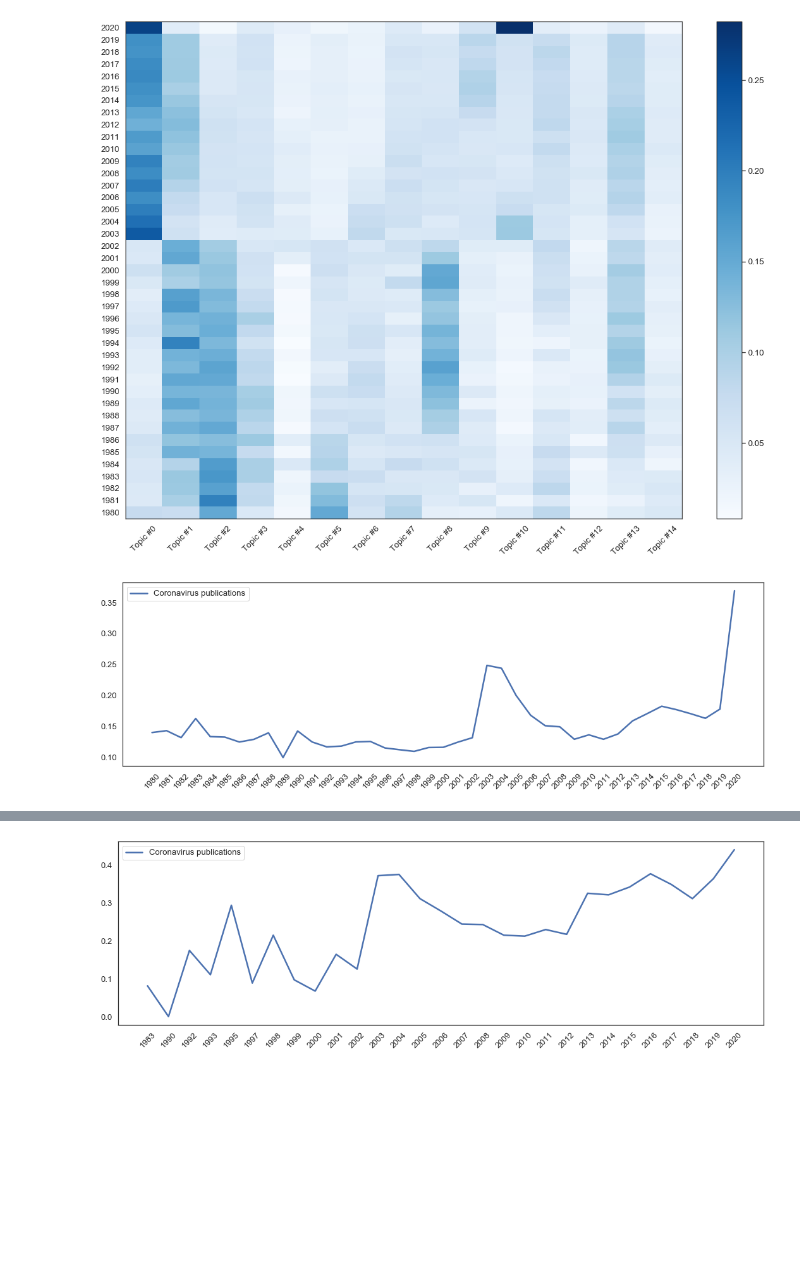
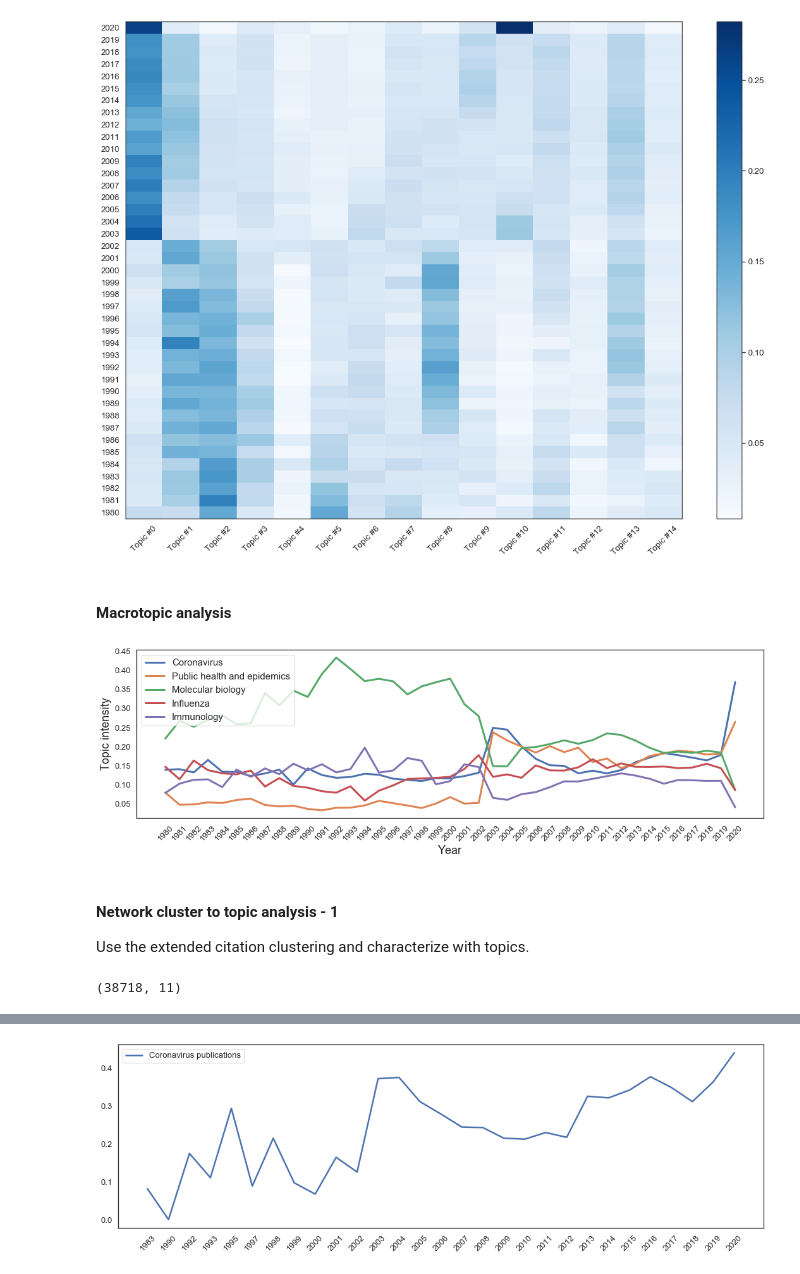
Before and after one commit to CWTSLeiden/cwts_covid, a Jupyter notebook: Notebook_CORD-19_2_text_analysis.ipynb, the cells around one changed output, grey strips where cells are left out. Saved outputs shown, nothing was run; the diff lists cells and outputs as text; code cells hidden in the pictures; blank space fills up the shorter version.

Commit message:
wrapped 3 notebooks for paper, still have to add README and auxiliary datasets (e.g., network clustering)

```diff
--- a/Notebook_CORD-19_2_text_analysis.ipynb
+++ b/Notebook_CORD-19_2_text_analysis.ipynb
@@ -270,20 +271,40 @@ plt.tight_layout()  # fixes margins
 plt.show()
 # %% [output]
 [figure]
+# %% [markdown]
+#### Macrotopic analysis
+# %%
+# define macro topics
+
+topic_labels = {
+    "Coronavirus": [6,9,10],
+    "Public health and epidemics": [0],
+    "Molecular biology": [2,8,13],
+    "Influenza": [4,11,14],
+    "Immunology": [1],
+    "Rotavirus": [5],
+    "Antivirals": [12],
+    "Clinical trials": [3],
+    "Testing and diagnosing": [7]
+}
 # %%
-# get number of papers per topic over time
+# get number of papers per macro topic over time
 
-which_topic = [6,9,10]
-is_selected_topic = [0 for _ in range(len(docs))]
+is_selected_topic = {t:[0 for _ in range(len(docs))] for t in topic_labels.keys()}
+topic_to_label = dict()
+for k,v in topic_labels.items():
+    for vv in v:
+        topic_to_label[vv] = k
 for d in range(len(docs)):
     d_topics = model.get_document_topics(corpus[d])
     for x in d_topics:
-        if x[0] in which_topic:
-            is_selected_topic[d] += x[1]
+        is_selected_topic[topic_to_label[x[0]]][d] += x[1]
 # %%
 # plot trends
 
-df_topic_intensity = pd.DataFrame.from_dict({"year":publication_years,"is_topic":is_selected_topic,"doi":dois})
+df_topic_intensity = pd.DataFrame.from_dict(is_selected_topic)
+df_topic_intensity["year"] = publication_years
+df_topic_intensity["doi"] = dois
 # %%
 from_which_year = 1980
 
@@ -292,10 +313,17 @@ df_grouped_ti = grouped_ti.aggregate(np.mean)
 df_grouped_ti = df_grouped_ti[df_grouped_ti.index >= from_which_year]
 # %%
 fig = plt.figure(figsize=(15, 5))
-plt.plot(df_grouped_ti.is_topic.values, label="Coronavirus publications")
+for k in ["Coronavirus","Public health and epidemics","Molecular biology","Influenza","Immunology"]:
+    plt.plot(df_grouped_ti[k].values, label="%s"%k, linewidth=3)
 plt.xticks(np.arange(df_grouped_ti.shape[0]), [int(x) for x in df_grouped_ti.index.values], rotation=45)
-plt.legend()
+plt.legend(loc="upper left",fontsize=15)
+plt.ylabel("Topic intensity",fontsize=18)
+plt.xlabel("Year",fontsize=18)
 plt.tight_layout()  # fixes margins
-#plt.savefig("figures/topic_model_coronavirus.pdf")
+#plt.savefig("figures/topic_model_trends.pdf")
 # %% [output]
-[figure, old version]
+[figure, new version]
+# %% [markdown]
+#### Network cluster to topic analysis - 1
+
+Use the extended citation clustering and characterize with topics.
@@ -301,0 +332,4 @@ plt.tight_layout()  # fixes margins
+# %%
+clustering_solution_df.shape
+# %% [output]
+(38718, 11)
```
Also changed, not shown: parts of 21 cells of this notebook, 2 other files.
